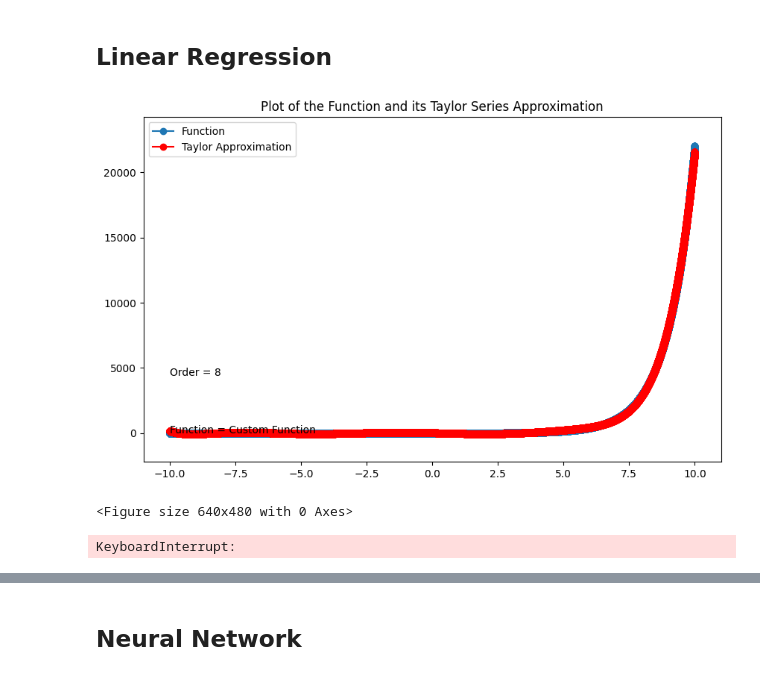
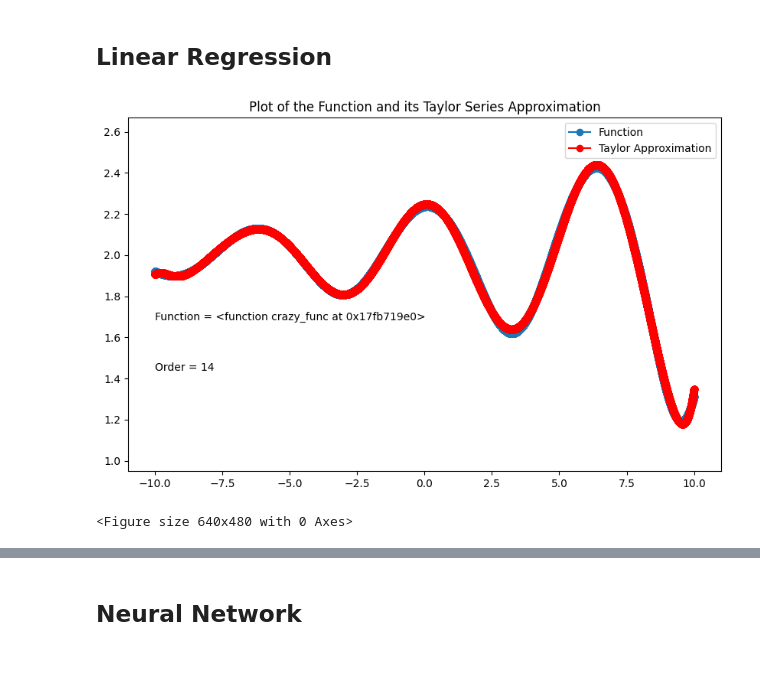
Before and after one commit to chenjoshua7/chenjoshua7.github.io, a Jupyter notebook: notebooks/taylorseries.ipynb, the cells around one changed output, grey strips where cells are left out. Saved outputs shown, nothing was run; the diff lists cells and outputs as text; code cells hidden in the pictures.

```diff
--- a/notebooks/taylorseries.ipynb
+++ b/notebooks/taylorseries.ipynb
@@ -200,7 +200,7 @@ def create_polynomials(xs, N = 10):
 def crazy_func(xs):
     return np.sqrt(np.exp(xs/10) * np.cos(xs) + 4)
 # %%
-class linear_approx:
+class LinearApprox:
     def __init__(self) -> None:
         self.graph_params = {}
         self.params = {}
@@ -252,10 +252,10 @@ class linear_approx:
         plt.xlim(lower_bound *1.1, upper_bound *  1.1)
         plt.ylim(np.min(y) - abs(0.1 *np.max(y)), np.max(y) * 1.1)
         plt.text(x = lower_bound, y = np.min(y)+0.2*(np.max(y)-np.min(y)), s = f"Order = {N}")
-        if function is str:
-            plt.text(x = lower_bound, y = np.min(y), s = f"Function = {func}")
+        if func is str:
+            plt.text(x = lower_bound, y = np.min(y)+0.4*(np.max(y)-np.min(y)), s = f"Function = Custom Function")
         else:
-            plt.text(x = lower_bound, y = np.min(y), s = f"Function = Custom Function")
+            plt.text(x = lower_bound, y = np.min(y)+0.4*(np.max(y)-np.min(y)), s = f"Function = {func}")
         plt.legend()
         plt.show()
 
@@ -269,9 +269,8 @@ class linear_approx:
             time.sleep(0.5)
             clear_output(wait=True)
 # %%
-LinearApprox = linear_approx()
-LinearApprox.visualize_plots(N= 14, func = np.exp)
+linear_approx = LinearApprox()
+linear_approx.visualize_plots(N= 14, func = "cosine")
 # %% [output]
-[figure, old version]
+[figure, new version]
 <Figure size 640x480 with 0 Axes>
-KeyboardInterrupt:
```
Also changed, not shown: parts of 24 cells of this notebook, 2 other files.
